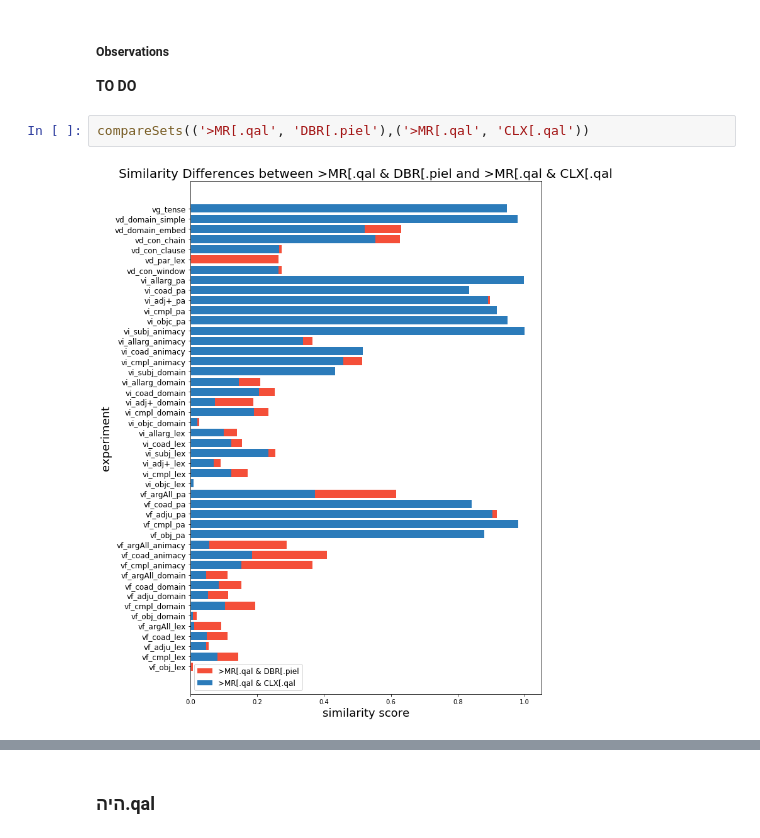
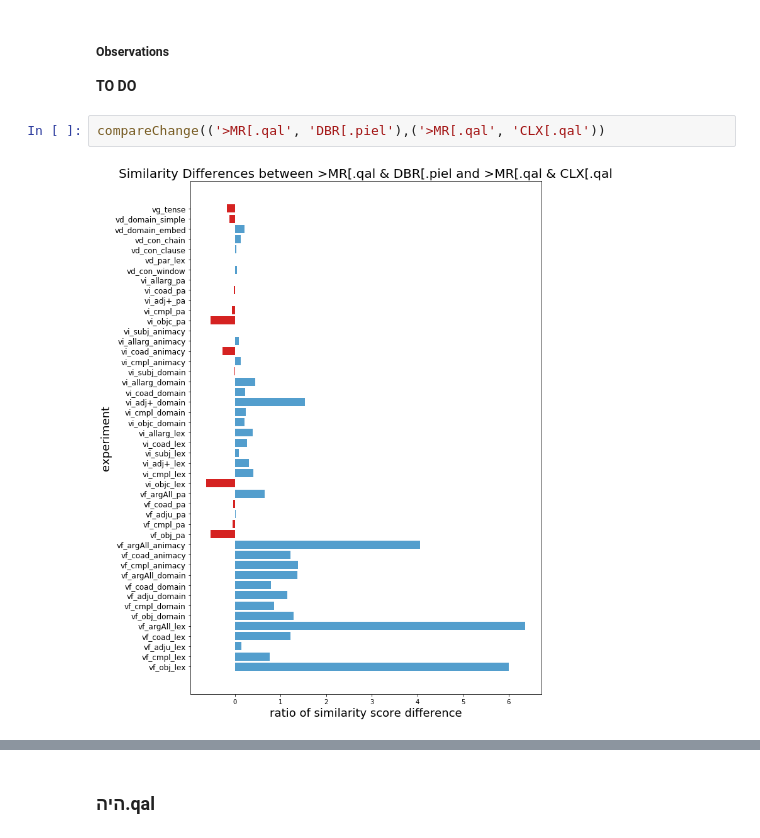
Before and after one commit to codykingham/verb_semantics, a Jupyter notebook: first_analysis.ipynb, the cells around one changed output, grey strips where cells are left out. Saved outputs shown, nothing was run; the diff lists cells and outputs as text.

```diff
--- a/first_analysis.ipynb
+++ b/first_analysis.ipynb
@@ -749,6 +752,6 @@ compareSets(('>MR[.qal', 'QR>[.qal'),('>MR[.qal', 'CLX[.qal'))
 
 **TO DO**
 # %%
-compareSets(('>MR[.qal', 'DBR[.piel'),('>MR[.qal', 'CLX[.qal'))
+compareChange(('>MR[.qal', 'DBR[.piel'),('>MR[.qal', 'CLX[.qal'))
 # %% [output]
-[figure, old version]
+[figure, new version]
```
Also changed, not shown: parts of 62 cells of this notebook.
